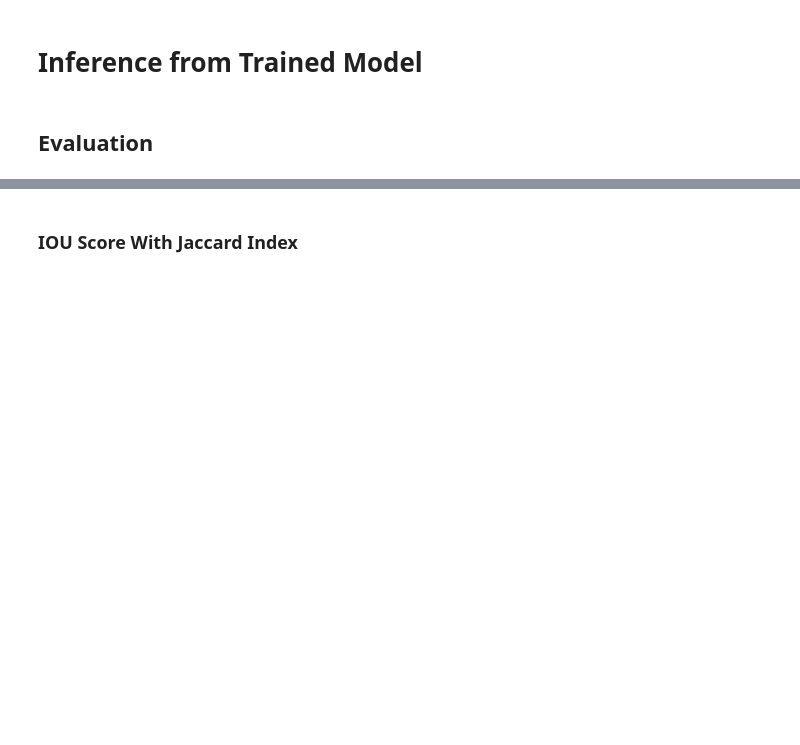
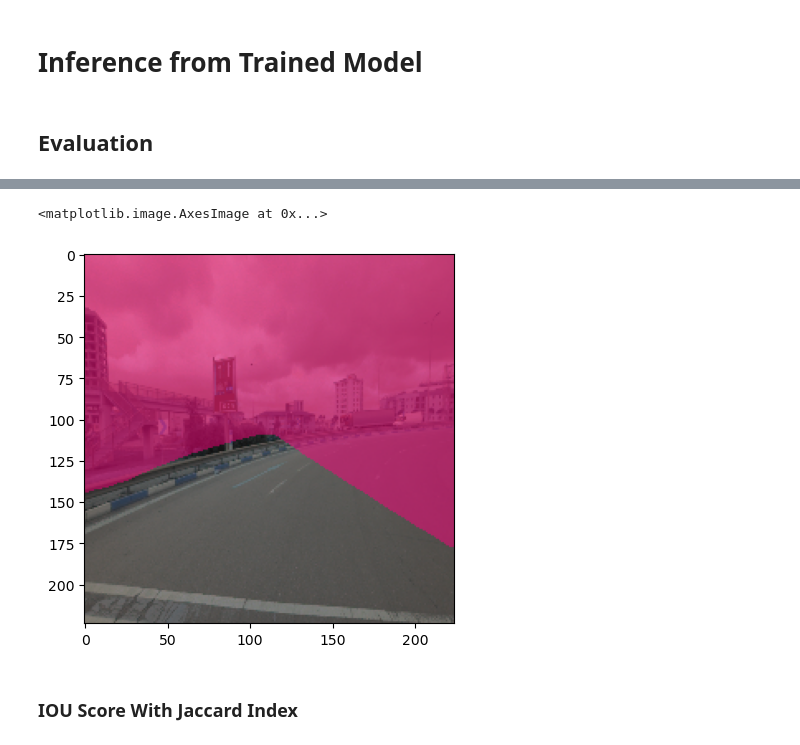
Before and after one commit to BeytullahYayla/Drivable-Area-Segmentation-Using-Transformer-and-Unet-Architectures, a Jupyter notebook: notebooks/overview,.ipynb, the cells around one changed output, grey strips where cells are left out. Drawn from its saved outputs; the diff is of its cells as text; code cells hidden in the pictures; blank space fills up the shorter version.

```diff
--- a/notebooks/overview,.ipynb
+++ b/notebooks/overview,.ipynb
@@ -512,0 +768,11 @@ axs[2].set_title('Prediction')
+# %%
+img=cv2.imread(test_input_path_list[0])
+mg=cv2.resize(img,(224,224))
+mask_ind   = outputs_list == 1
+cpy_img  = mg.copy()
+mg[outputs_list[0]==1 ,:] = (255, 0, 125)
+opac_image=(mg/2+cpy_img/2).astype(np.uint8)
+plt.imshow(opac_image)
+# %% [output]
+<matplotlib.image.AxesImage at 0x...>
+[figure, added]
```
Also changed, not shown: parts of 49 cells of this notebook, 1 other file.
